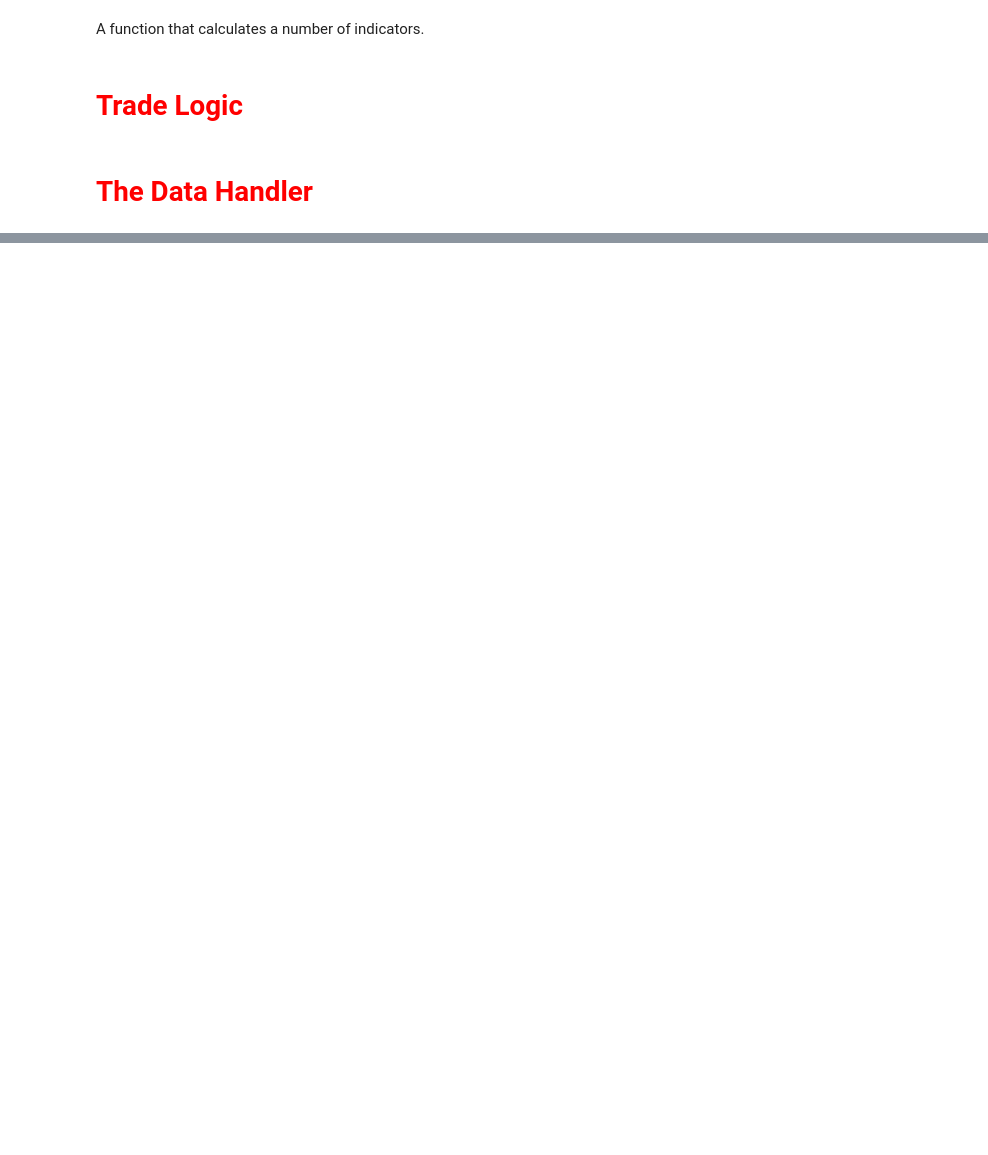
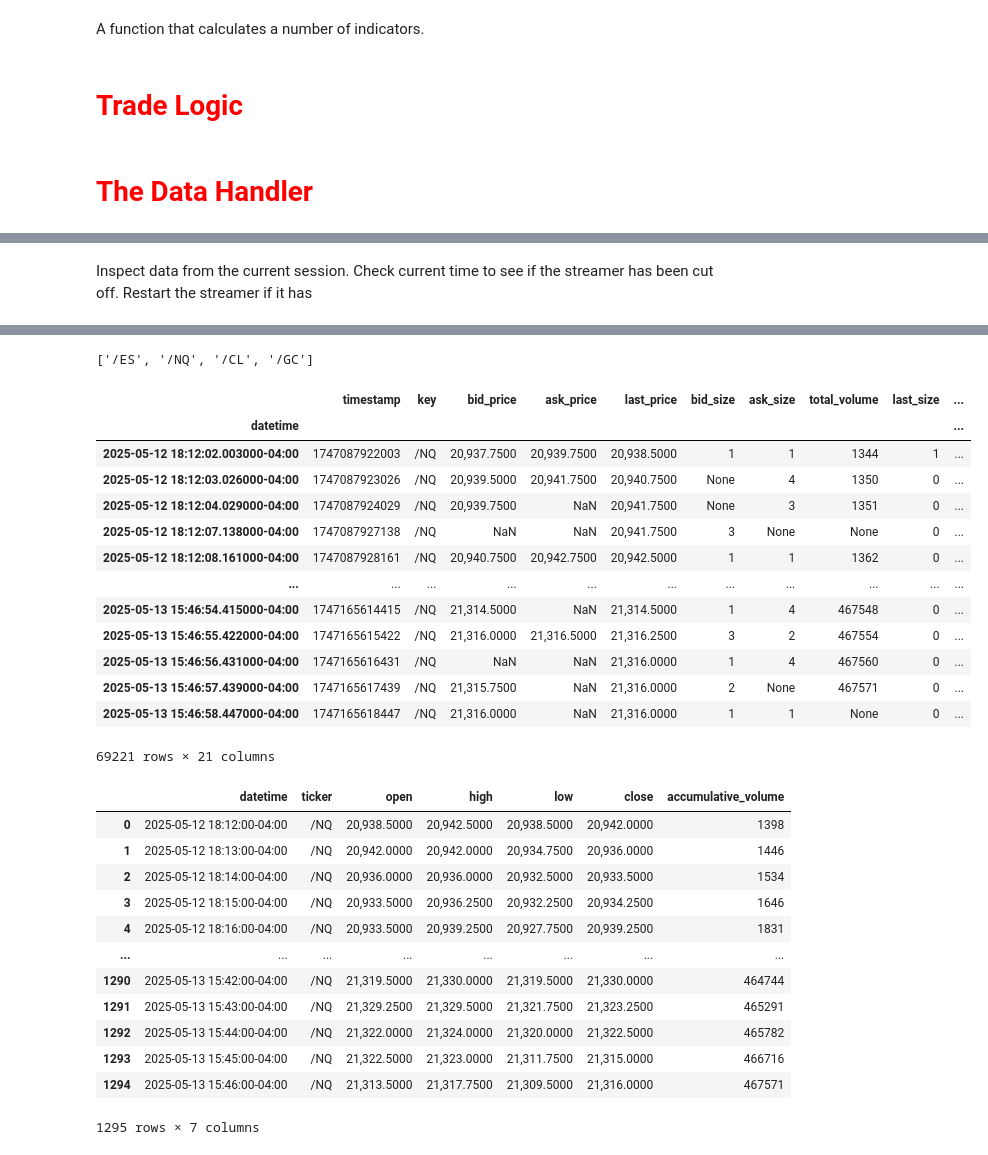
Before and after one commit to ReeseMcD989/Schwab-API-Quant-Projects, a Jupyter notebook: examples/live_trading_notebook.ipynb, the cells around one changed output, grey strips where cells are left out. Drawn from its saved outputs; the diff is of its cells as text; code cells hidden in the pictures; blank space fills up the shorter version.

```diff
--- a/examples/live_trading_notebook.ipynb
+++ b/examples/live_trading_notebook.ipynb
@@ -978,0 +1425,11 @@ def calculate_profit_loss(candles, ma_name1='wma_5', ma_name2='sma_5', rsi_colum
+# %% [markdown]
+Inspect data from the current session. Check current time to see if the streamer has been cut off. Restart the streamer if it has
+# %%
+key = 1
+
+tickers_list = list(ticker_tables.keys())
+display(minute_candles)
+display(tickers_list)
+display(ticker_tables[tickers_list[key]])
+display(minute_candles[tickers_list[key]])
+# %% [output]
@@ -978,0 +1453,28 @@ def calculate_profit_loss(candles, ma_name1='wma_5', ma_name2='sma_5', rsi_colum
+['/ES', '/NQ', '/CL', '/GC']
+|  | timestamp | key | bid_price | ask_price | last_price | bid_size | ask_size | total_volume | last_size | ... |
+| datetime |  |  |  |  |  |  |  |  |  | ... |
+| 2025-05-12 18:12:02.003000-04:00 | 1747087922003 | /NQ | 20,937.7500 | 20,939.7500 | 20,938.5000 | 1 | 1 | 1344 | 1 | ... |
+| 2025-05-12 18:12:03.026000-04:00 | 1747087923026 | /NQ | 20,939.5000 | 20,941.7500 | 20,940.7500 | None | 4 | 1350 | 0 | ... |
+| 2025-05-12 18:12:04.029000-04:00 | 1747087924029 | /NQ | 20,939.7500 | NaN | 20,941.7500 | None | 3 | 1351 | 0 | ... |
+| 2025-05-12 18:12:07.138000-04:00 | 1747087927138 | /NQ | NaN | NaN | 20,941.7500 | 3 | None | None | 0 | ... |
+| 2025-05-12 18:12:08.161000-04:00 | 1747087928161 | /NQ | 20,940.7500 | 20,942.7500 | 20,942.5000 | 1 | 1 | 1362 | 0 | ... |
+| ... | ... | ... | ... | ... | ... | ... | ... | ... | ... | ... |
+| 2025-05-13 15:46:54.415000-04:00 | 1747165614415 | /NQ | 21,314.5000 | NaN | 21,314.5000 | 1 | 4 | 467548 | 0 | ... |
+| 2025-05-13 15:46:55.422000-04:00 | 1747165615422 | /NQ | 21,316.0000 | 21,316.5000 | 21,316.2500 | 3 | 2 | 467554 | 0 | ... |
+| 2025-05-13 15:46:56.431000-04:00 | 1747165616431 | /NQ | NaN | NaN | 21,316.0000 | 1 | 4 | 467560 | 0 | ... |
+| 2025-05-13 15:46:57.439000-04:00 | 1747165617439 | /NQ | 21,315.7500 | NaN | 21,316.0000 | 2 | None | 467571 | 0 | ... |
+| 2025-05-13 15:46:58.447000-04:00 | 1747165618447 | /NQ | 21,316.0000 | NaN | 21,316.0000 | 1 | 1 | None | 0 | ... |
+69221 rows × 21 columns
+|  | datetime | ticker | open | high | low | close | accumulative_volume |
+| 0 | 2025-05-12 18:12:00-04:00 | /NQ | 20,938.5000 | 20,942.5000 | 20,938.5000 | 20,942.0000 | 1398 |
+| 1 | 2025-05-12 18:13:00-04:00 | /NQ | 20,942.0000 | 20,942.0000 | 20,934.7500 | 20,936.0000 | 1446 |
+| 2 | 2025-05-12 18:14:00-04:00 | /NQ | 20,936.0000 | 20,936.0000 | 20,932.5000 | 20,933.5000 | 1534 |
+| 3 | 2025-05-12 18:15:00-04:00 | /NQ | 20,933.5000 | 20,936.2500 | 20,932.2500 | 20,934.2500 | 1646 |
+| 4 | 2025-05-12 18:16:00-04:00 | /NQ | 20,933.5000 | 20,939.2500 | 20,927.7500 | 20,939.2500 | 1831 |
+| ... | ... | ... | ... | ... | ... | ... | ... |
+| 1290 | 2025-05-13 15:42:00-04:00 | /NQ | 21,319.5000 | 21,330.0000 | 21,319.5000 | 21,330.0000 | 464744 |
+| 1291 | 2025-05-13 15:43:00-04:00 | /NQ | 21,329.2500 | 21,329.5000 | 21,321.7500 | 21,323.2500 | 465291 |
+| 1292 | 2025-05-13 15:44:00-04:00 | /NQ | 21,322.0000 | 21,324.0000 | 21,320.0000 | 21,322.5000 | 465782 |
+| 1293 | 2025-05-13 15:45:00-04:00 | /NQ | 21,322.5000 | 21,323.0000 | 21,311.7500 | 21,315.0000 | 466716 |
+| 1294 | 2025-05-13 15:46:00-04:00 | /NQ | 21,313.5000 | 21,317.7500 | 21,309.5000 | 21,316.0000 | 467571 |
+1295 rows × 7 columns
```
Also changed, not shown: parts of 18 cells of this notebook, 6 other files.
